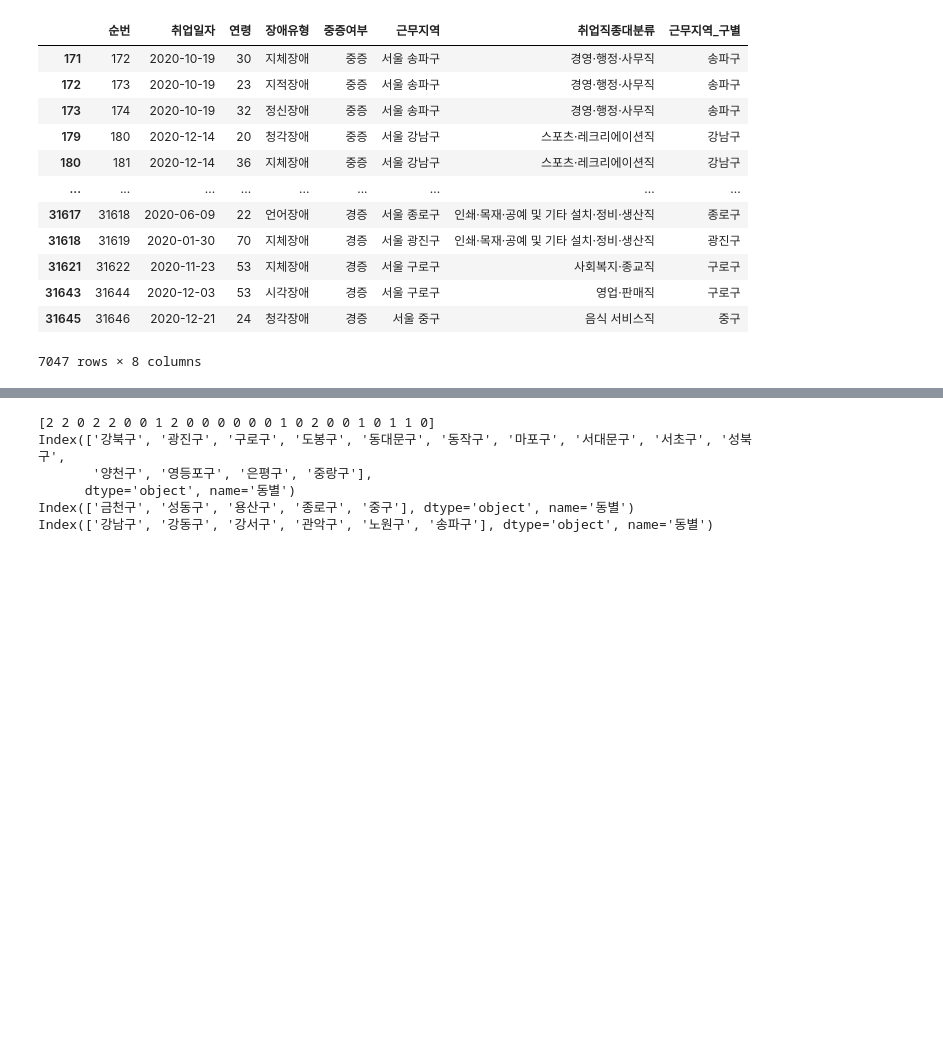
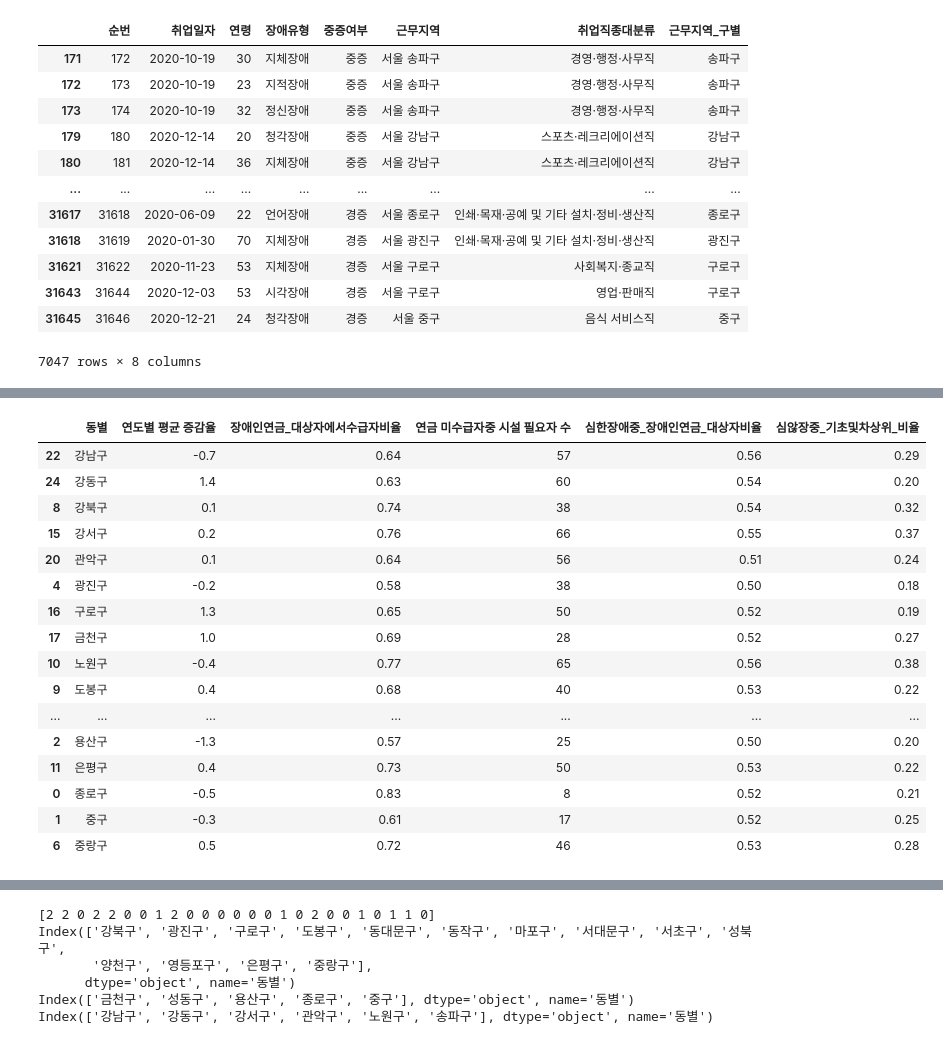
Before and after one commit to Toddbear20/Taxi_project, a Jupyter notebook: welfare.ipynb, the cells around one changed output, grey strips where cells are left out. Drawn from its saved outputs; the diff is of its cells as text; code cells hidden in the pictures; blank space fills up the shorter version.

```diff
--- a/welfare.ipynb
+++ b/welfare.ipynb
@@ -769,4 +801,25 @@ NameError: name 'sum_arr' is not defined
 # %%
 df1 = pd.read_csv('handicapped_df.csv')
 df1=df1.drop(columns=['Unnamed: 0'])
+# %%
+df1=df1.sort_values('동별')
+df1
+# %% [output]
+|  | 동별 | 연도별 평균 증감율 | 장애인연금_대상자에서수급자비율 | 연금 미수급자중 시설 필요자 수 | 심한장애중_장애인연금_대상자비율 | 심않장중_기초및차상위_비율 |
+| 22 | 강남구 | -0.7 | 0.64 | 57 | 0.56 | 0.29 |
+| 24 | 강동구 | 1.4 | 0.63 | 60 | 0.54 | 0.20 |
+| 8 | 강북구 | 0.1 | 0.74 | 38 | 0.54 | 0.32 |
+| 15 | 강서구 | 0.2 | 0.76 | 66 | 0.55 | 0.37 |
+| 20 | 관악구 | 0.1 | 0.64 | 56 | 0.51 | 0.24 |
+| 4 | 광진구 | -0.2 | 0.58 | 38 | 0.50 | 0.18 |
+| 16 | 구로구 | 1.3 | 0.65 | 50 | 0.52 | 0.19 |
+| 17 | 금천구 | 1.0 | 0.69 | 28 | 0.52 | 0.27 |
+| 10 | 노원구 | -0.4 | 0.77 | 65 | 0.56 | 0.38 |
+| 9 | 도봉구 | 0.4 | 0.68 | 40 | 0.53 | 0.22 |
+| ... | ... | ... | ... | ... | ... | ... |
+| 2 | 용산구 | -1.3 | 0.57 | 25 | 0.50 | 0.20 |
+| 11 | 은평구 | 0.4 | 0.73 | 50 | 0.53 | 0.22 |
+| 0 | 종로구 | -0.5 | 0.83 | 8 | 0.52 | 0.21 |
+| 1 | 중구 | -0.3 | 0.61 | 17 | 0.52 | 0.25 |
+| 6 | 중랑구 | 0.5 | 0.72 | 46 | 0.53 | 0.28 |
 # %%
```
Also changed, not shown: parts of 20 cells of this notebook, 3 other files.
